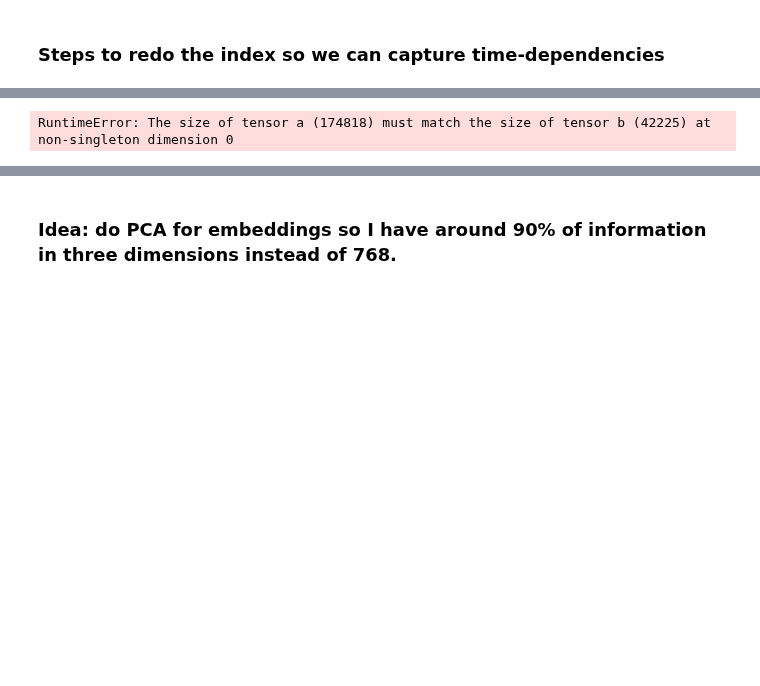
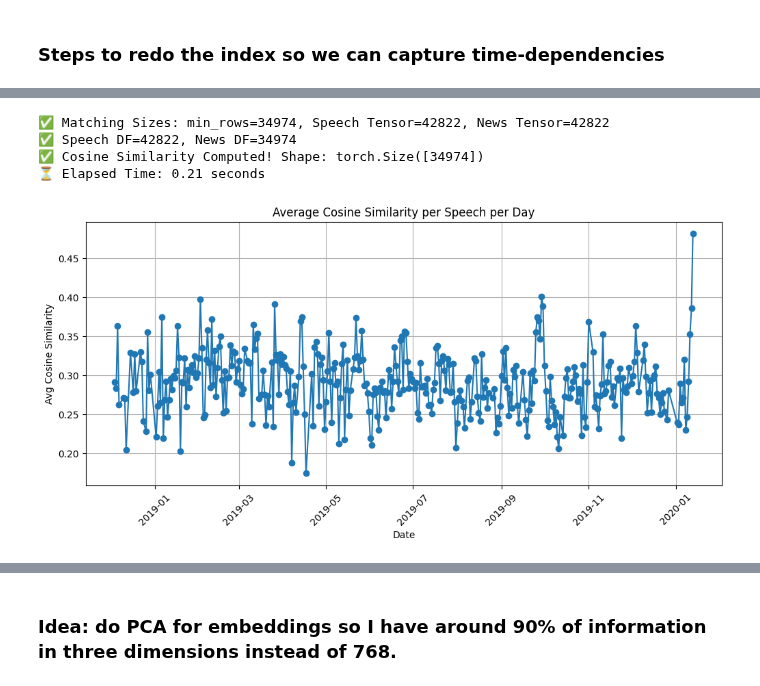
Before and after one commit to lramir14/MDS_thesis, a Jupyter notebook: efficient-similarity.ipynb, the cells around one changed output, grey strips where cells are left out. Drawn from its saved outputs; the diff is of its cells as text; code cells hidden in the pictures; blank space fills up the shorter version.

Commit message:
Kaggle Notebook | efficient_similarity | working cosine similarities

```diff
--- a/efficient-similarity.ipynb
+++ b/efficient-similarity.ipynb
@@ -184,20 +160,0 @@ IndexError: single positional indexer is out-of-bounds
-# %%
-# Compute cosine similarity
-cosine_similarities = torch.nn.functional.cosine_similarity(speech_tensor_2019, news_tensor_2019)
-
-# Store similarities
-similarities_final = []
-for news_id, sim_value in enumerate(cosine_similarities):
-    if news_id < len(news_tracking_df):  # ✅ Prevent IndexError
-        similarities_final.append({
-            'speech_index': speech_tracking_df.iloc[news_id]['chunk_id'],
-            'news_index': news_tracking_df.iloc[news_id]['chunk_id'],
-            'cosine_similarity': sim_value.item()  # Convert tensor to float
-        })
-    else:
-        print(f"⚠️ Skipping news_id {news_id} (out of range). Total news items: {len(news_tracking_df)}")
-
-# Debug: First few similarity results
-print("✅ First 5 Similarity Results:", similarities_final[:5])
-# %% [output]
-RuntimeError: The size of tensor a (174818) must match the size of tensor b (42225) at non-singleton dimension 0
@@ -203,0 +199,47 @@ RuntimeError: The size of tensor a (174818) must match the size of tensor b (422
+# %%
+similarities = compute_cosine_similarity(speech_tensor_2019, news_tensor_2019, speech_tracking_df, news_tracking_df)
+# %% [output]
+✅ Matching Sizes: min_rows=34974, Speech Tensor=42822, News Tensor=42822
+✅ Speech DF=42822, News DF=34974
+✅ Cosine Similarity Computed! Shape: torch.Size([34974])
+⏳ Elapsed Time: 0.21 seconds
+# %%
+import pandas as pd
+import matplotlib.pyplot as plt
+
+def compute_and_plot_avg_similarity(similarities_final, speech_tracking_df):
+    # Convert results to DataFrame
+    similarity_df = pd.DataFrame(similarities_final)
+
+    # Merge with speech_tracking_df to get speech dates
+    similarity_df = similarity_df.merge(speech_tracking_df[['chunk_id', 'date']],
+                                        left_on='speech_index',
+                                        right_on='chunk_id',
+                                        how='left')
+
+    # Compute average similarity per day
+    daily_avg_similarity = similarity_df.groupby('date')['cosine_similarity'].mean().reset_index()
+
+    # Convert date to datetime for plotting
+    daily_avg_similarity['date'] = pd.to_datetime(daily_avg_similarity['date'])
+
+    # Sort by date
+    daily_avg_similarity = daily_avg_similarity.sort_values(by='date')
+
+    # **Step 2: Plot the Time-Series Trend**
+    plt.figure(figsize=(12, 5))
+    plt.plot(daily_avg_similarity['date'], daily_avg_similarity['cosine_similarity'], marker='o', linestyle='-')
+
+    plt.xlabel('Date')
+    plt.ylabel('Avg Cosine Similarity')
+    plt.title('Average Cosine Similarity per Speech per Day')
+    plt.grid(True)
+    plt.xticks(rotation=45)  # Rotate x-axis labels for readability
+    plt.show()
+
+    return daily_avg_similarity  # Return the DataFrame for further analysis if needed
+
+# **Usage**
+daily_avg_similarity_df = compute_and_plot_avg_similarity(similarities, speech_tracking_df)
+# %% [output]
+[figure, added]
```
Also changed, not shown: parts of 19 cells of this notebook.
